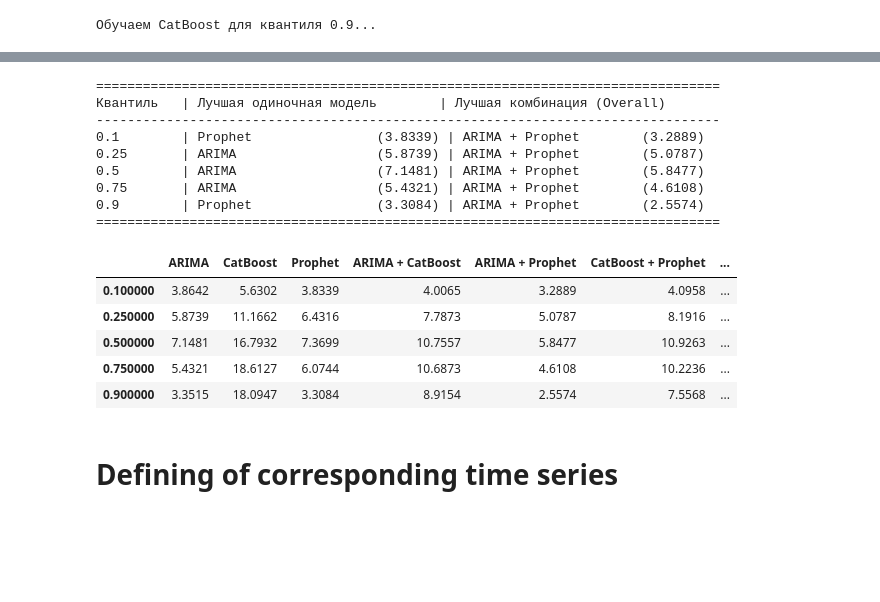
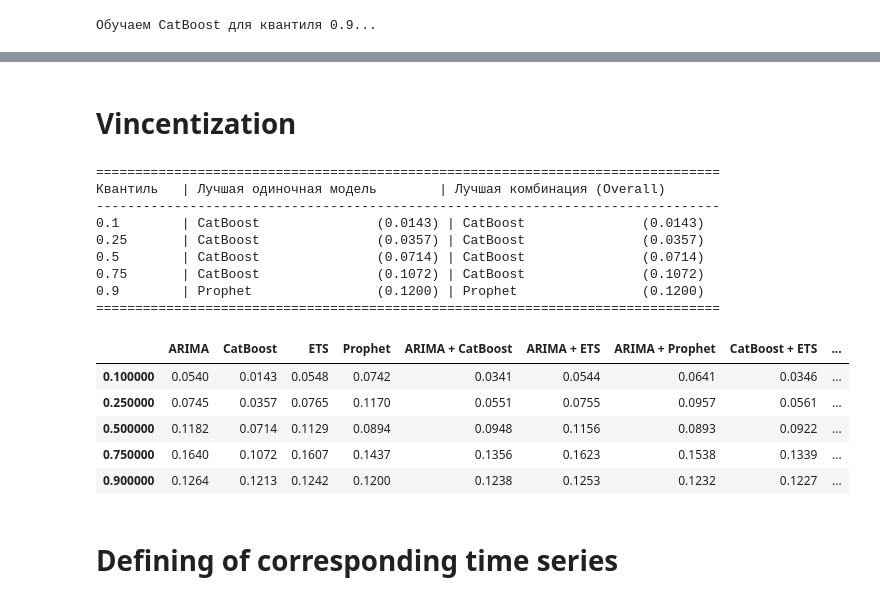
Before and after one commit to senyasenior/Ensembles_of_Quantile_forecasts, a Jupyter notebook: notebooks/nb.ipynb, the cells around one changed output, grey strips where cells are left out. Saved outputs shown, nothing was run; the diff lists cells and outputs as text; code cells hidden in the pictures; blank space fills up the shorter version.

```diff
--- a/notebooks/nb.ipynb
+++ b/notebooks/nb.ipynb
@@ -100,3 +100,6 @@ display(passengers_df.head())
 # #2810 FOODS_3_586_CA_1_evaluation сезонность(годовая) + шум
 # #air-passengers тренд + сезонность(месячная)
 # plot_series([30426], with_stl_decomposition=True)
+# %%
+calendar = pd.read_csv("D:\quantile_regression\m5-forecasting-uncertainty\data\calendar.csv")
+calendar
@@ -145,11 +154,14 @@ import time
 
 # 1. Подготовка данных
 data = pd.DataFrame()
-data['ds'] = pd.to_datetime(passengers_df["Month"])
-data['y'] = passengers_df['Passengers']
+# data['ds'] = pd.to_datetime(passengers_df["Month"])
+# data['y'] = passengers_df['Passengers']
+M5_ID = "HOUSEHOLD_2_242_CA_1_evaluation"
+data["ds"] = calendar["date"].iloc[:-28]
+data['y'] = m5_data[m5_data["id"] == M5_ID].filter(like='d_').values.flatten()
 
 # Разбиение
-test_len = 28
+test_len = 365
 train_size = len(data) - test_len
 train, test = data.iloc[:train_size], data.iloc[train_size:]
 
@@ -160,9 +172,9 @@ def pinball_loss(y_true, y_pred, quantile):
 
 # --- 2. Подбор гиперпараметров (без изменений) ---
 params_grid = {
-    'seasonality_mode': ['multiplicative', 'additive'],
+    # 'seasonality_mode': ['multiplicative', 'additive'],
     'changepoint_prior_scale': [0.01, 0.05, 0.1],
-    'seasonality_prior_scale': [1.0, 5., 10.0],
+    # 'seasonality_prior_scale': [1.0, 5., 10.0],
     'mcmc_samples': [300]
 }
 
@@ -182,7 +194,7 @@ for p in grid:
     start_time = time.time()
     m.fit(train)
     print(f'FIT TIME: {time.time() - start_time}')
-    future = m.make_future_dataframe(periods=test_len, freq='MS')
+    future = m.make_future_dataframe(periods=test_len, freq='D')
     forecast = m.predict(future)
     preds = forecast['yhat'].tail(test_len).values
     mae = mean_absolute_error(test['y'], preds)
@@ -205,7 +217,7 @@ interval_maps = {0.80: (0.10, 0.90), 0.50: (0.25, 0.75)}
 
 # Генерируем future (один раз)
 m_temp = Prophet(**best_params).fit(train)
-future = m_temp.make_future_dataframe(periods=test_len, freq='MS')
+future = m_temp.make_future_dataframe(periods=test_len, freq='D')
 
 # 1. Медиана (0.5)
 model_median = Prophet(**best_params)
@@ -321,8 +423,11 @@ Consider re-running with show_console=True if the above output is unclear!
 # %%
 from sktime.forecasting.arima import AutoARIMA
 QUANTILES = [0.1, 0.25, 0.5, 0.75, 0.9]
-model = AutoARIMA(sp=12, max_p=100, max_q=100, suppress_warnings=True, random_state=413)
-y = passengers_df["Passengers"].values
+#sp = 7 - дневой стемп, sp=12 - месяца
+model = AutoARIMA(sp=7, max_p=100, max_q=100, suppress_warnings=True, random_state=413)
+# y = passengers_df["Passengers"].values
+M5_ID = "HOUSEHOLD_2_242_CA_1_evaluation"
+y = m5_data[m5_data["id"] == M5_ID].filter(like='d_').values.flatten()
 train_data = y[:-28]
 model.fit(train_data)
 naive_pred = model.predict(fh=np.arange(1, 28+1)).flatten()
@@ -407,5 +515,7 @@ MAE: 14.2962
 # %%
-y = passengers_df["Passengers"].values
+# y = passengers_df["Passengers"].values
+M5_ID = "HOUSEHOLD_2_242_CA_1_evaluation"
+y = m5_data[m5_data["id"] == M5_ID].filter(like='d_').values.flatten()
 lags=[1, 2, 3, 7, 14, 30]
 rolling_windows=[3, 7, 14, 30]
 diff_periods=[1, 2, 3, 7, 14, 30]
@@ -567,56 +733,55 @@ pl alpha=0.9: 18.094659880309443
+# %% [markdown]
+# Vincentization
 # %%
 from utils.evaluation import evaluate_model_combinations
 
 # 1. Подготовка данных (собираем всё в один словарь)
 # Убедитесь, что все массивы одной длины (28 точек)
 
-# Вспомогательная функция для извлечения из sktime DataFrame, если нужно
-def get_sktime_preds(sktime_res, q):
-    # sktime часто возвращает мультииндекс (coverage, quantile)
-    # Адаптируйте индекс (0, q) под вашу версию sktime, если он отличается
-    return list(sktime_res.to_dict()[(0, q)].values())
-
 models_data = {
     'ARIMA': {},
     'CatBoost': {},
-    'Prophet': {}
+    'Prophet': {},
+    'ETS': {}
 }
 
 for q in QUANTILES:
     # ARIMA (из sktime)
     # Важно: берем последние 28 точек, если там больше
     arima_vals = get_sktime_preds(rolling_quantile_pred, q)
     models_data['ARIMA'][q] = arima_vals[-28:]
 
     # Предполагаем, что там numpy array
     models_data['CatBoost'][q] = rolling_predictions[q][-28:]
 
     # Prophet (ваш словарь prophet_quantile_predictions)
     models_data['Prophet'][q] = prophet_quantile_predictions[q][-28:]
 
+    models_data["ETS"][q] = get_sktime_preds(ets_quantile_pred, q)
+
 
 # 2. Запуск функции
 # y_test[-28:] - это истинные значения за последние 28 дней
 styled_table = evaluate_model_combinations(y_test[-28:], models_data, QUANTILES)
 
 # 3. Отображение таблицы
 styled_table
 # %% [output]
 ================================================================================
 Квантиль   | Лучшая одиночная модель        | Лучшая комбинация (Overall)
 --------------------------------------------------------------------------------
-0.1        | Prophet                (3.8339) | ARIMA + Prophet        (3.2889)
-0.25       | ARIMA                  (5.8739) | ARIMA + Prophet        (5.0787)
-0.5        | ARIMA                  (7.1481) | ARIMA + Prophet        (5.8477)
-0.75       | ARIMA                  (5.4321) | ARIMA + Prophet        (4.6108)
-0.9        | Prophet                (3.3084) | ARIMA + Prophet        (2.5574)
+0.1        | CatBoost               (0.0143) | CatBoost               (0.0143)
+0.25       | CatBoost               (0.0357) | CatBoost               (0.0357)
+0.5        | CatBoost               (0.0714) | CatBoost               (0.0714)
+0.75       | CatBoost               (0.1072) | CatBoost               (0.1072)
+0.9        | Prophet                (0.1200) | Prophet                (0.1200)
 ================================================================================
-|  | ARIMA | CatBoost | Prophet | ARIMA + CatBoost | ARIMA + Prophet | CatBoost + Prophet | ... |
-| 0.100000 | 3.8642 | 5.6302 | 3.8339 | 4.0065 | 3.2889 | 4.0958 | ... |
-| 0.250000 | 5.8739 | 11.1662 | 6.4316 | 7.7873 | 5.0787 | 8.1916 | ... |
-| 0.500000 | 7.1481 | 16.7932 | 7.3699 | 10.7557 | 5.8477 | 10.9263 | ... |
-| 0.750000 | 5.4321 | 18.6127 | 6.0744 | 10.6873 | 4.6108 | 10.2236 | ... |
-| 0.900000 | 3.3515 | 18.0947 | 3.3084 | 8.9154 | 2.5574 | 7.5568 | ... |
+|  | ARIMA | CatBoost | ETS | Prophet | ARIMA + CatBoost | ARIMA + ETS | ARIMA + Prophet | CatBoost + ETS | ... |
+| 0.100000 | 0.0540 | 0.0143 | 0.0548 | 0.0742 | 0.0341 | 0.0544 | 0.0641 | 0.0346 | ... |
+| 0.250000 | 0.0745 | 0.0357 | 0.0765 | 0.1170 | 0.0551 | 0.0755 | 0.0957 | 0.0561 | ... |
+| 0.500000 | 0.1182 | 0.0714 | 0.1129 | 0.0894 | 0.0948 | 0.1156 | 0.0893 | 0.0922 | ... |
+| 0.750000 | 0.1640 | 0.1072 | 0.1607 | 0.1437 | 0.1356 | 0.1623 | 0.1538 | 0.1339 | ... |
+| 0.900000 | 0.1264 | 0.1213 | 0.1242 | 0.1200 | 0.1238 | 0.1253 | 0.1232 | 0.1227 | ... |
 # %% [markdown]
 # Defining of corresponding time series
 # %%
```
Also changed, not shown: parts of 13 cells of this notebook.
